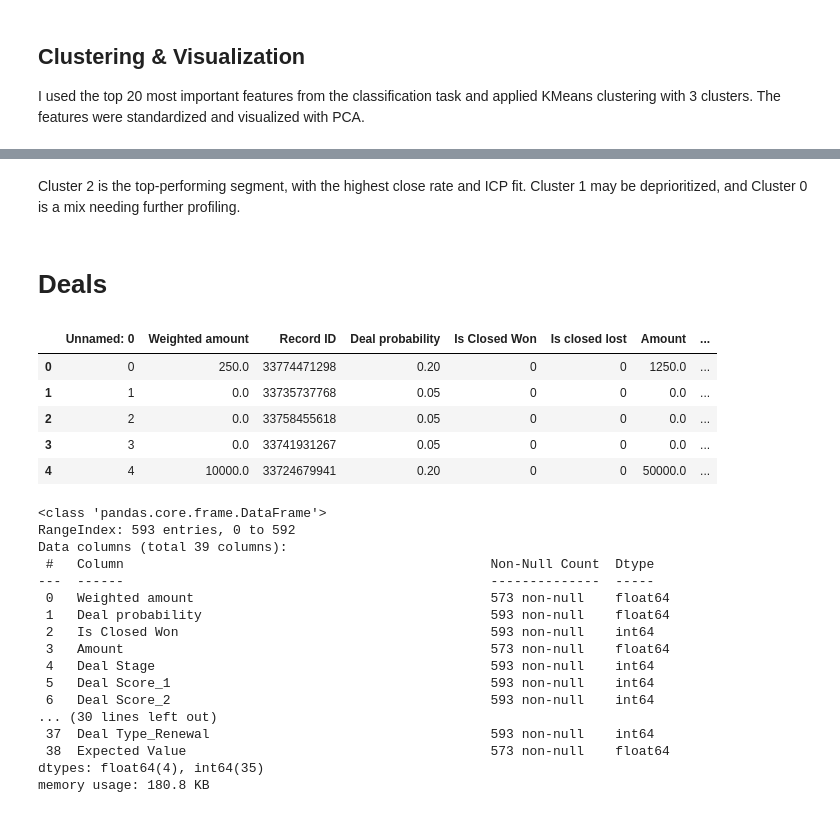
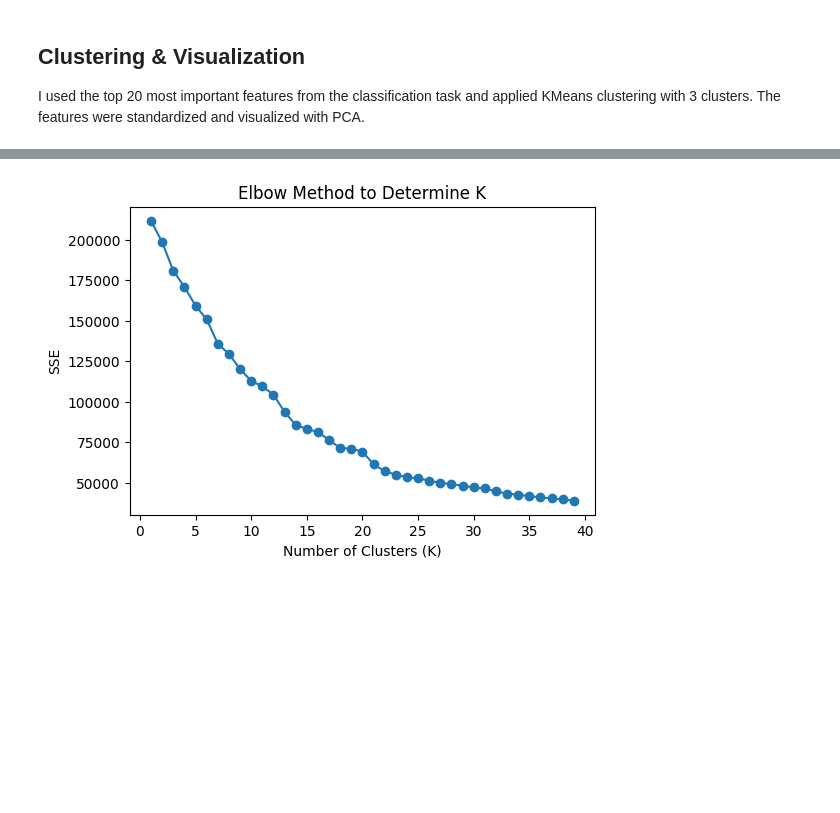
Before and after one commit to zhiqi-zhang233/Sales_Playbook, a Jupyter notebook: Model.ipynb, the cells around one changed output, grey strips where cells are left out. Cells and saved outputs as stored; diff of their text form; code cells hidden in the pictures; blank space fills up the shorter version.

```diff
--- a/Model.ipynb
+++ b/Model.ipynb
@@ -185,22 +178,3 @@ X_cluster = companies_df[top_features.index].copy()
 # Standardize features before clustering
 scaler = StandardScaler()
 X_scaled = scaler.fit_transform(X_cluster)
-
-# Fit KMeans clustering with 3 clusters
-kmeans = KMeans(n_clusters=3, random_state=42)
-clusters = kmeans.fit_predict(X_scaled)
-
-# Assign cluster labels back to original dataframe
-companies_df['Cluster'] = clusters
-
-pca = PCA(n_components=2)
-X_pca = pca.fit_transform(X_scaled)
-
-pca_df = pd.DataFrame(X_pca, columns=["PC1", "PC2"])
-pca_df["Cluster"] = clusters
-
-plt.figure(figsize=(8, 6))
-sns.scatterplot(data=pca_df, x="PC1", y="PC2", hue="Cluster", palette="plasma")
-plt.title("KMeans Clustering (Top Features PCA View)")
-plt.tight_layout()
-plt.show()
@@ -242,14 +180,0 @@ if icp_dist is not None:
-# %% [markdown]
-Cluster 2 is the top-performing segment, with the highest close rate and ICP fit. Cluster 1 may be deprioritized, and Cluster 0 is a mix needing further profiling.
-# %% [markdown]
-# Deals
-# %%
-deals_df = pd.read_csv("data/deals.csv")
-deals_df.head()
-# %% [output]
-|  | Unnamed: 0 | Weighted amount | Record ID | Deal probability | Is Closed Won | Is closed lost | Amount | ... |
-| 0 | 0 | 250.0 | 33774471298 | 0.20 | 0 | 0 | 1250.0 | ... |
-| 1 | 1 | 0.0 | 33735737768 | 0.05 | 0 | 0 | 0.0 | ... |
-| 2 | 2 | 0.0 | 33758455618 | 0.05 | 0 | 0 | 0.0 | ... |
-| 3 | 3 | 0.0 | 33741931267 | 0.05 | 0 | 0 | 0.0 | ... |
-| 4 | 4 | 10000.0 | 33724679941 | 0.20 | 0 | 0 | 50000.0 | ... |
@@ -270,20 +181,16 @@ if "Weighted amount" in deals_df.columns and "Deal probability" in deals_df.colu
-# %%
-deals_df.info()
-# %% [output]
-<class 'pandas.core.frame.DataFrame'>
-RangeIndex: 593 entries, 0 to 592
-Data columns (total 39 columns):
- #   Column                                               Non-Null Count  Dtype
----  ------                                               --------------  -----
- 0   Weighted amount                                      573 non-null    float64
- 1   Deal probability                                     593 non-null    float64
- 2   Is Closed Won                                        593 non-null    int64
- 3   Amount                                               573 non-null    float64
- 4   Deal Stage                                           593 non-null    int64
- 5   Deal Score_1                                         593 non-null    int64
- 6   Deal Score_2                                         593 non-null    int64
-... (30 lines left out)
- 37  Deal Type_Renewal                                    593 non-null    int64
- 38  Expected Value                                       573 non-null    float64
-dtypes: float64(4), int64(35)
-memory usage: 180.8 KB
+# %%
+sse = []
+K_range = range(1, 40)
+for k in K_range:
+    kmeans = KMeans(n_clusters=k, random_state=42)
+    kmeans.fit(X_scaled)
+    sse.append(kmeans.inertia_)
+
+plt.figure(figsize=(6, 4))
+plt.plot(K_range, sse, marker='o')
+plt.xlabel("Number of Clusters (K)")
+plt.ylabel("SSE")
+plt.title("Elbow Method to Determine K")
+plt.show()
+# %% [output]
+[figure, added]
```
Also changed, not shown: parts of 58 cells of this notebook, 4 other files.
